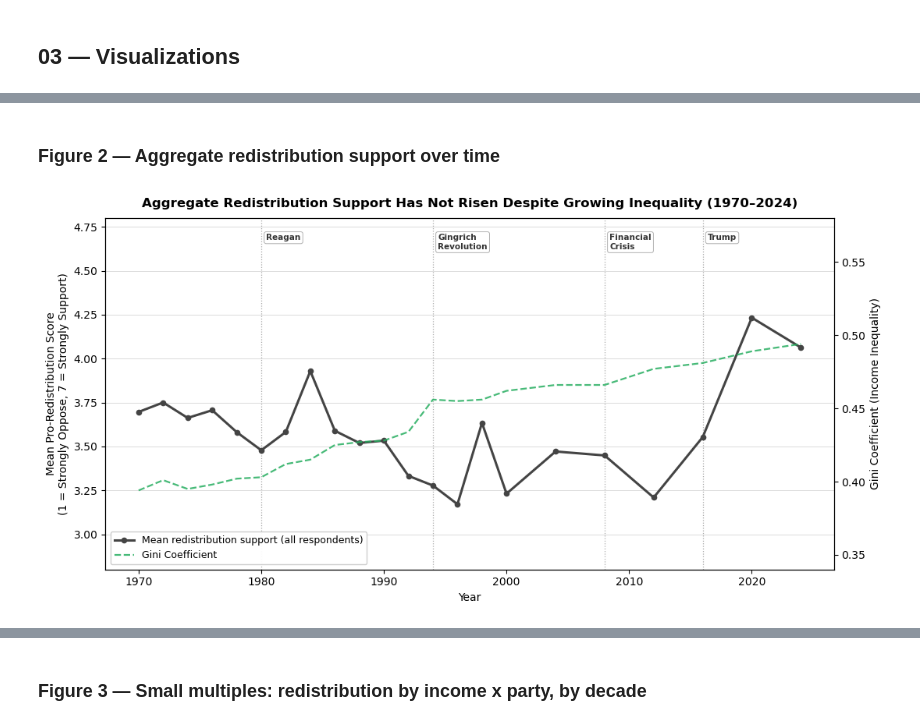
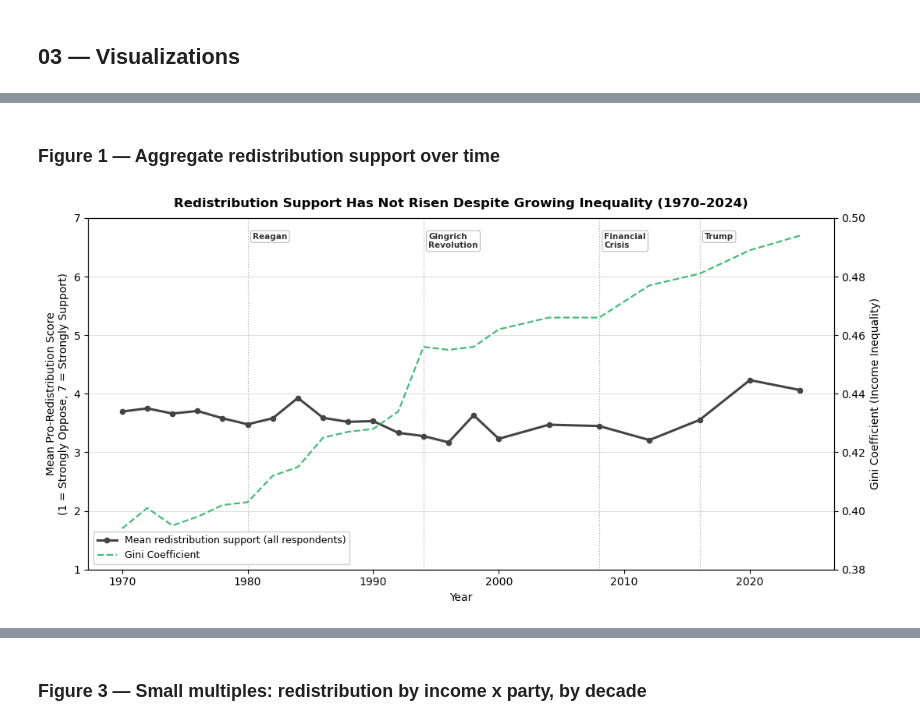
Before and after one commit to nnjaa2027/qss20-inequality-redistribution, a Jupyter notebook: code/03_visualize.ipynb, the cells around one changed output, grey strips where cells are left out. Drawn from its saved outputs; the diff is of its cells as text; code cells hidden in the pictures.

```diff
--- a/code/03_visualize.ipynb
+++ b/code/03_visualize.ipynb
@@ -65,36 +26,36 @@ plt.show()
 # %% [markdown]
-### Figure 2 — Aggregate redistribution support over time
+### Figure 1 — Aggregate redistribution support over time
 # %%
 agg = (df.groupby('year')['redist']
          .mean().reset_index()
          .merge(gini_df, on='year', how='left'))
 
 fig, ax1 = plt.subplots(figsize=(11, 5.5))
 ax1.plot(agg['year'], agg['redist'], color='#444444', lw=2.2, marker='o', ms=4.5,
          label='Mean redistribution support (all respondents)')
 ax1.set_ylabel("Mean Pro-Redistribution Score\n(1 = Strongly Oppose, 7 = Strongly Support)", fontsize=10)
-ax1.set_ylim(2.8, 4.8)
+ax1.set_ylim(1, 7)
 ax1.set_xlabel("Year", fontsize=10)
 ax1.yaxis.grid(True, color='#dddddd', lw=0.7, zorder=0)
 ax1.set_axisbelow(True)
 
 ax2 = ax1.twinx()
 ax2.plot(agg['year'], agg['gini'], color='#27ae60', lw=1.6, ls='--', alpha=0.85, label='Gini Coefficient')
 ax2.set_ylabel("Gini Coefficient (Income Inequality)", fontsize=10)
-ax2.set_ylim(0.34, 0.58)
+ax2.set_ylim(0.38, 0.50)
 
 for yr, label in events.items():
     ax1.axvline(yr, color='#aaaaaa', lw=0.9, ls=':', zorder=1)
-    ax1.text(yr + 0.4, 4.71, label, **LABEL_KW, ha='left')
+    ax1.text(yr + 0.4, 6.75, label, **LABEL_KW, ha='left')
 
 lines1, labels1 = ax1.get_legend_handles_labels()
 lines2, labels2 = ax2.get_legend_handles_labels()
 ax1.legend(lines1 + lines2, labels1 + labels2, loc='lower left', fontsize=9,
            framealpha=0.95, edgecolor='#cccccc')
-ax1.set_title("Aggregate Redistribution Support Has Not Risen Despite Growing Inequality (1970–2024)",
+ax1.set_title("Redistribution Support Has Not Risen Despite Growing Inequality (1970–2024)",
               fontsize=12, fontweight='bold', pad=10)
 plt.tight_layout()
-plt.savefig("../output/viz2_aggregate_redist.png", dpi=150, bbox_inches='tight')
+plt.savefig("../output/viz1_aggregate_redist.png", dpi=150, bbox_inches='tight')
 plt.show()
 # %% [output]
-[figure, old version]
+[figure, new version]
```
Also changed, not shown: parts of 5 cells of this notebook, 1 other file.
